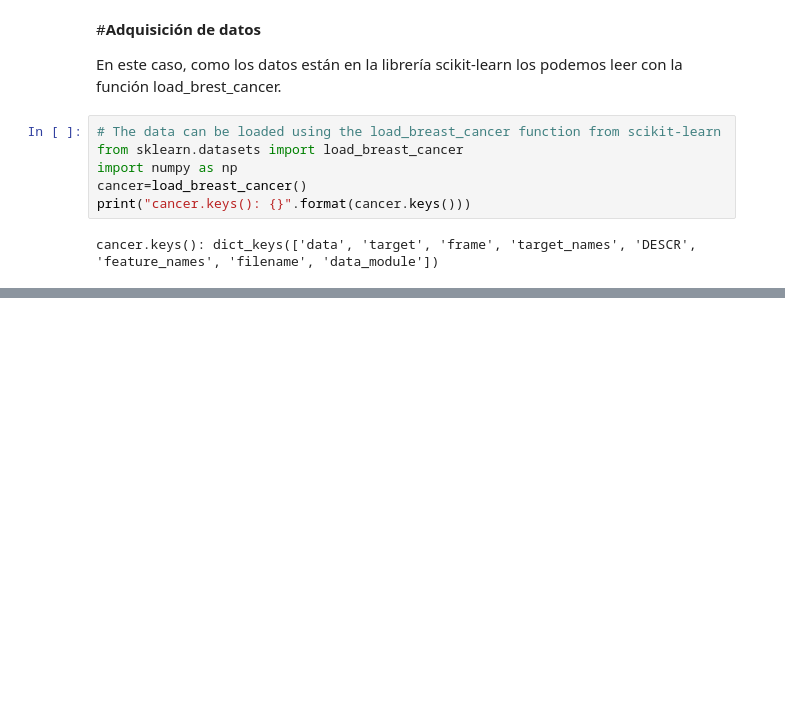
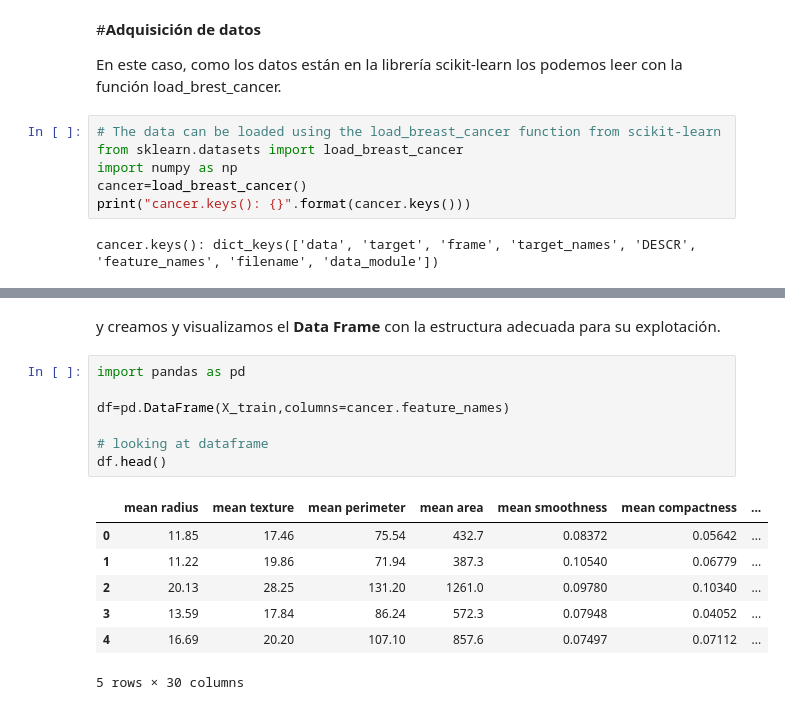
Before and after one commit to IsaacMartindeDiego/IA, a Jupyter notebook: Clasificación.ipynb, the cells around one changed output, grey strips where cells are left out. Drawn from its saved outputs; the diff is of its cells as text; blank space fills up the shorter version.

```diff
--- a/Clasificación.ipynb
+++ b/Clasificación.ipynb
@@ -16,0 +65,17 @@ cancer.keys(): dict_keys(['data', 'target', 'frame', 'target_names', 'DESCR', 'f
+# %% [markdown]
+y creamos y visualizamos el **Data Frame** con la estructura adecuada para su explotación.
+# %%
+import pandas as pd
+
+df=pd.DataFrame(X_train,columns=cancer.feature_names)
+
+# looking at dataframe
+df.head()
+# %% [output]
+|  | mean radius | mean texture | mean perimeter | mean area | mean smoothness | mean compactness | ... |
+| 0 | 11.85 | 17.46 | 75.54 | 432.7 | 0.08372 | 0.05642 | ... |
+| 1 | 11.22 | 19.86 | 71.94 | 387.3 | 0.10540 | 0.06779 | ... |
+| 2 | 20.13 | 28.25 | 131.20 | 1261.0 | 0.09780 | 0.10340 | ... |
+| 3 | 13.59 | 17.84 | 86.24 | 572.3 | 0.07948 | 0.04052 | ... |
+| 4 | 16.69 | 20.20 | 107.10 | 857.6 | 0.07497 | 0.07112 | ... |
+5 rows × 30 columns
```
Also changed, not shown: parts of 15 cells of this notebook.
